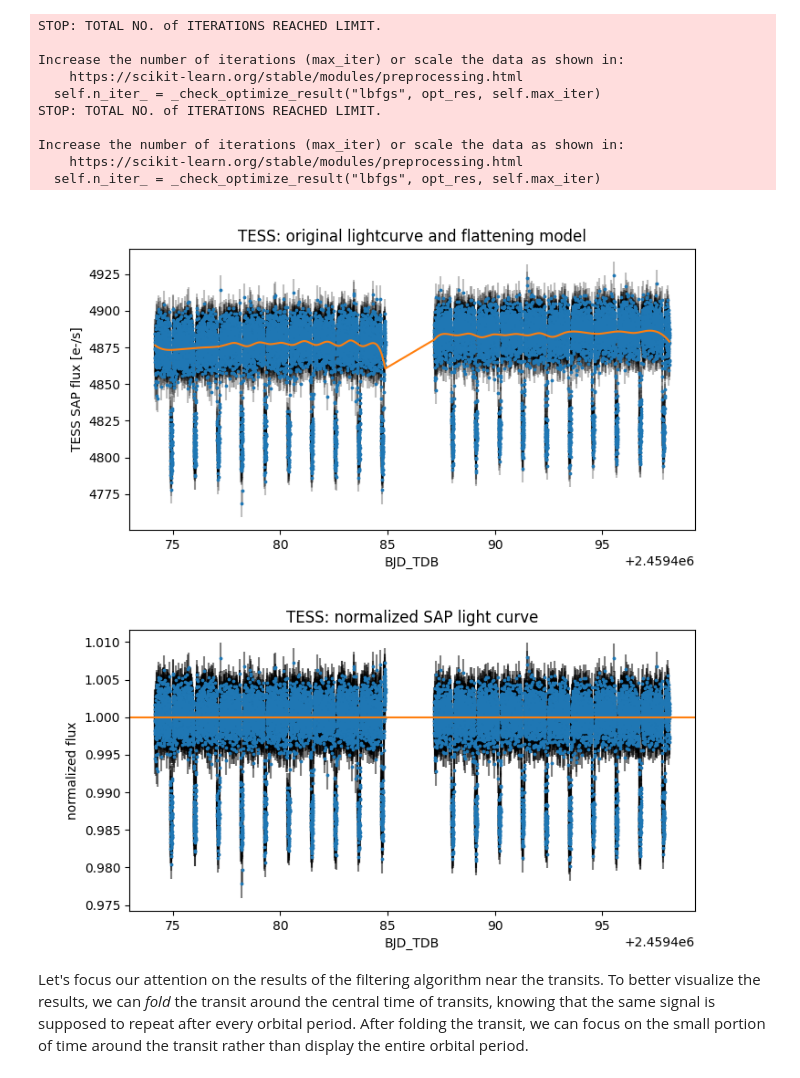
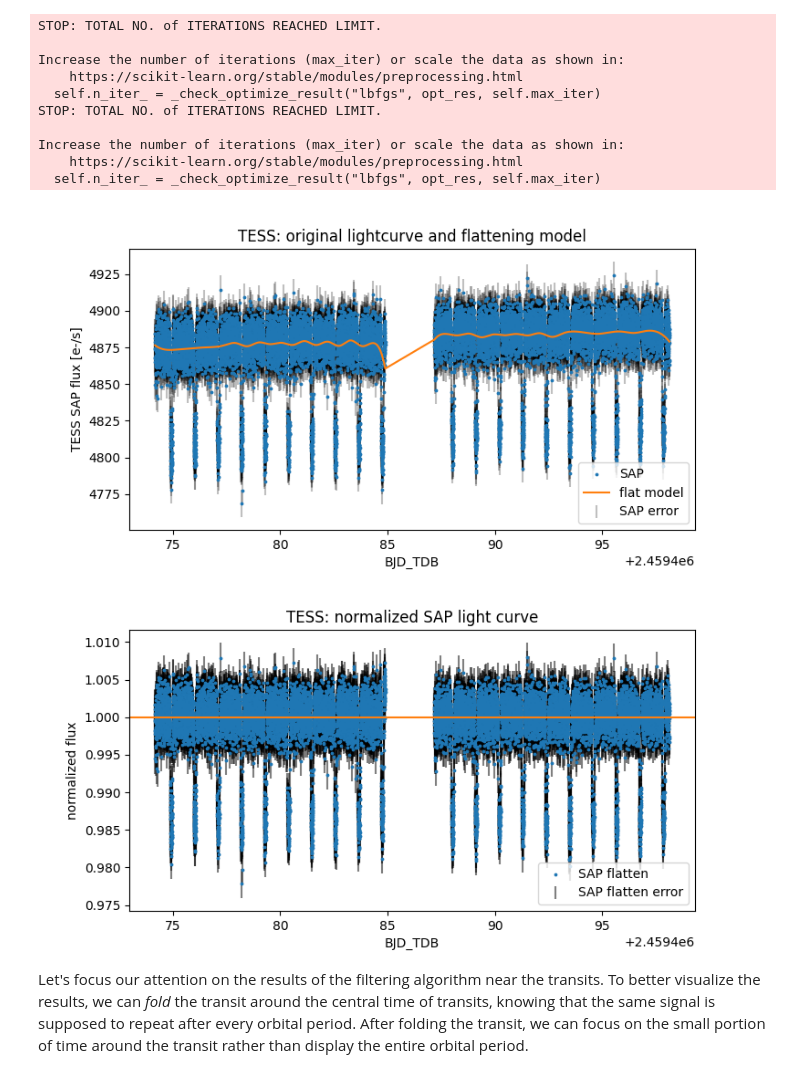
Before and after one commit to marcoboscato/exoplanet_lab2023, a Jupyter notebook: WASP-12 LAB/TESS/3_lightcurve_filtering.ipynb, the cells around one changed output. Saved outputs shown, nothing was run; the diff lists cells and outputs as text; code cells hidden in the pictures.

```diff
--- a/WASP-12 LAB/TESS/3_lightcurve_filtering.ipynb
+++ b/WASP-12 LAB/TESS/3_lightcurve_filtering.ipynb
@@ -64,25 +64,27 @@ Increase the number of iterations (max_iter) or scale the data as shown in:
 # %%
 plt.figure(figsize=(8,4))
 plt.title('TESS: original lightcurve and flattening model')
-plt.scatter(time, sap_flux, c='C0', s=3)
-plt.errorbar(time, sap_flux, yerr=sap_flux_error, ecolor='k', fmt=' ', alpha=0.25, zorder=-1)
-plt.plot(time, sap_flatten_model, c='C1', zorder=10)
+plt.scatter(time, sap_flux, c='C0', s=3, label='SAP')
+plt.errorbar(time, sap_flux, yerr=sap_flux_error, ecolor='k', fmt=' ', alpha=0.25, zorder=-1, label='SAP error')
+plt.plot(time, sap_flatten_model, c='C1', zorder=10, label='flat model')
 plt.xlabel('BJD_TDB')
 plt.ylabel('TESS SAP flux [e-/s]')
+plt.legend(loc='lower right')
 plt.show()
 
 plt.figure(figsize=(8,4))
 plt.title('TESS: normalized SAP light curve')
-plt.scatter(time, sap_flatten_flux, c='C0', s=3)
+plt.scatter(time, sap_flatten_flux, c='C0', s=3, label='SAP flatten')
 plt.errorbar(time, sap_flatten_flux, yerr=sap_flux_error/sap_flatten_model,
-             ecolor='k', fmt=' ', alpha=0.5, zorder=-1)
+             ecolor='k', fmt=' ', alpha=0.5, zorder=-1, label='SAP flatten error')
 plt.xlabel('BJD_TDB')
 plt.ylabel('normalized flux')
 plt.axhline(1.000, c='C1')
+plt.legend(loc='lower right')
 plt.show()
 # %% [output]
-[figure, old version]
+[figure, new version]
-[figure, old version]
+[figure, new version]
 # %% [markdown]
 Let's focus our attention on the results of the filtering algorithm near the transits. To better visualize the results, we can *fold* the transit around the central time of transits, knowing that the same signal is supposed to repeat after every orbital period. After folding the transit, we can focus on the small portion of time around the transit rather than display the entire orbital period.
 # %%
```
Also changed, not shown: parts of 6 cells of this notebook.
